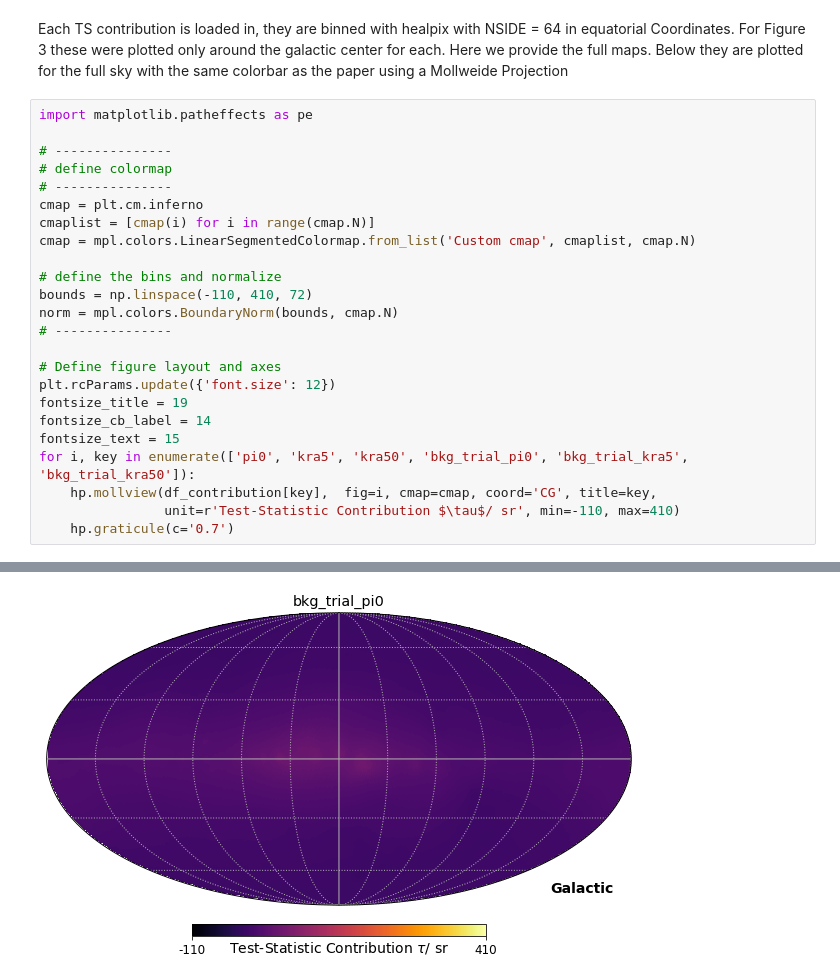
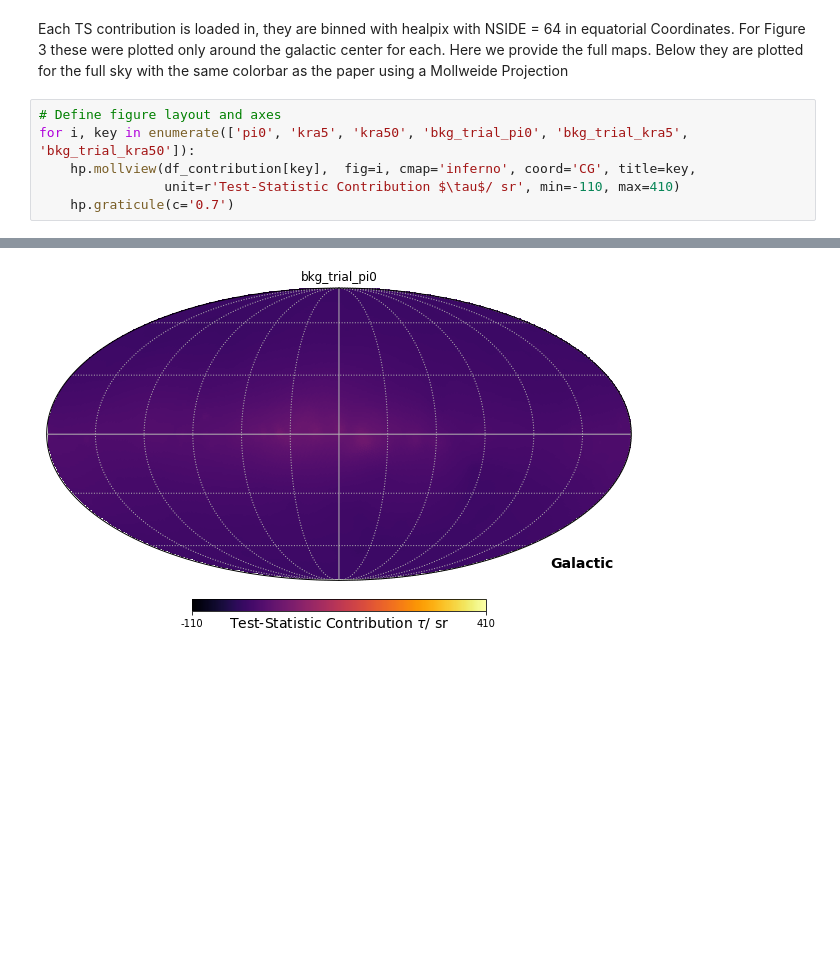
Before and after one commit to ssclafani949/DNNCascade, a Jupyter notebook: notebooks/Public_Release/Fig3/Fig3.ipynb, the cells around one changed output, grey strips where cells are left out. Drawn from its saved outputs; the diff is of its cells as text; blank space fills up the shorter version.

```diff
--- a/notebooks/Public_Release/Fig3/Fig3.ipynb
+++ b/notebooks/Public_Release/Fig3/Fig3.ipynb
@@ -32,31 +29,13 @@ Each TS contribution is loaded in, they are binned with healpix with NSIDE = 64
 For Figure 3 these were plotted only around the galactic center for each.  Here we provide the full maps.
 Below they are plotted for the full sky with the same colorbar as the paper using a Mollweide Projection
 # %%
-import matplotlib.patheffects as pe
-
-# ---------------
-# define colormap
-# ---------------
-cmap = plt.cm.inferno
-cmaplist = [cmap(i) for i in range(cmap.N)]
-cmap = mpl.colors.LinearSegmentedColormap.from_list('Custom cmap', cmaplist, cmap.N)
-
-# define the bins and normalize
-bounds = np.linspace(-110, 410, 72)
-norm = mpl.colors.BoundaryNorm(bounds, cmap.N)
-# ---------------
-
 # Define figure layout and axes
-plt.rcParams.update({'font.size': 12})
-fontsize_title = 19
-fontsize_cb_label = 14
-fontsize_text = 15
 for i, key in enumerate(['pi0', 'kra5', 'kra50', 'bkg_trial_pi0', 'bkg_trial_kra5', 'bkg_trial_kra50']):
-    hp.mollview(df_contribution[key],  fig=i, cmap=cmap, coord='CG', title=key,
+    hp.mollview(df_contribution[key],  fig=i, cmap='inferno', coord='CG', title=key,
                 unit=r'Test-Statistic Contribution $\tau$/ sr', min=-110, max=410)
     hp.graticule(c='0.7')
 # %% [output]
 [figure]
 [figure]
 [figure]
-[figure, old version]
+[figure, new version]
```
Also changed, not shown: parts of 2 cells of this notebook.
